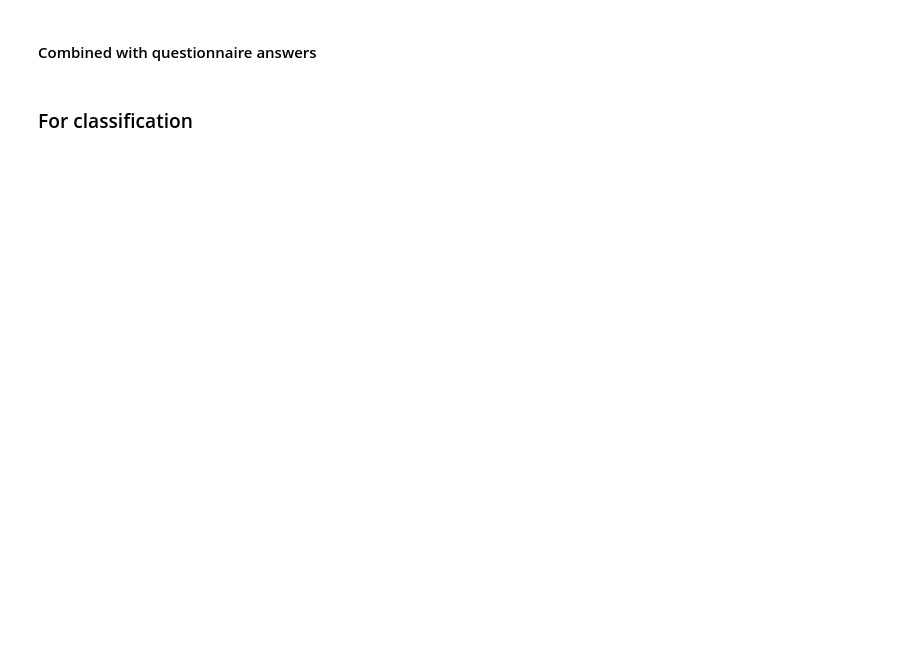
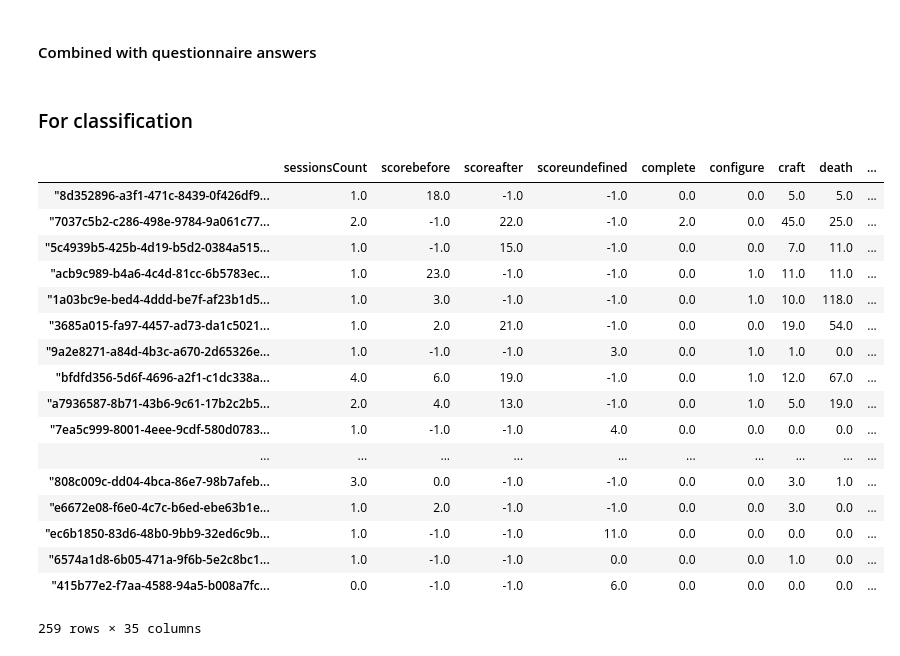
Before and after one commit to CyberCRI/dataanalysis-herocoli-redmetrics, a Jupyter notebook: v1.52/Data mining/dataFormating.ipynb, the cells around one changed output. Cells and saved outputs as stored; diff of their text form; code cells hidden in the pictures; blank space fills up the shorter version.

```diff
--- a/v1.52/Data mining/dataFormating.ipynb
+++ b/v1.52/Data mining/dataFormating.ipynb
@@ -250,0 +252,33 @@ allDataClassif['anonymousID'] = allData['anonymousID'].apply(lambda x: x.strip('
+# %%
+allDataClassif = allData
+allDataClassif['anonymousID'] = allData.index
+allDataClassif['anonymousID'] = allDataClassif['anonymousID'].apply(lambda x: x.strip('"'))
+
+# If checkpoint not reached, set time to 3600 (1h)
+def floorCheckpoints(value):
+    if value > 3600:
+        return 3600
+    return value
+for col in allDataClassif.columns.values.tolist():
+    if "tutorial1.Checkpoint" in col:
+        allDataClassif[col] = allDataClassif[col].apply(floorCheckpoints)
+allDataClassif
+# %% [output]
+|  | sessionsCount | scorebefore | scoreafter | scoreundefined | complete | configure | craft | death | ... |
+| "8d352896-a3f1-471c-8439-0f426df9... | 1.0 | 18.0 | -1.0 | -1.0 | 0.0 | 0.0 | 5.0 | 5.0 | ... |
+| "7037c5b2-c286-498e-9784-9a061c77... | 2.0 | -1.0 | 22.0 | -1.0 | 2.0 | 0.0 | 45.0 | 25.0 | ... |
+| "5c4939b5-425b-4d19-b5d2-0384a515... | 1.0 | -1.0 | 15.0 | -1.0 | 0.0 | 0.0 | 7.0 | 11.0 | ... |
+| "acb9c989-b4a6-4c4d-81cc-6b5783ec... | 1.0 | 23.0 | -1.0 | -1.0 | 0.0 | 1.0 | 11.0 | 11.0 | ... |
+| "1a03bc9e-bed4-4ddd-be7f-af23b1d5... | 1.0 | 3.0 | -1.0 | -1.0 | 0.0 | 1.0 | 10.0 | 118.0 | ... |
+| "3685a015-fa97-4457-ad73-da1c5021... | 1.0 | 2.0 | 21.0 | -1.0 | 0.0 | 0.0 | 19.0 | 54.0 | ... |
+| "9a2e8271-a84d-4b3c-a670-2d65326e... | 1.0 | -1.0 | -1.0 | 3.0 | 0.0 | 1.0 | 1.0 | 0.0 | ... |
+| "bfdfd356-5d6f-4696-a2f1-c1dc338a... | 4.0 | 6.0 | 19.0 | -1.0 | 0.0 | 1.0 | 12.0 | 67.0 | ... |
+| "a7936587-8b71-43b6-9c61-17b2c2b5... | 2.0 | 4.0 | 13.0 | -1.0 | 0.0 | 1.0 | 5.0 | 19.0 | ... |
+| "7ea5c999-8001-4eee-9cdf-580d0783... | 1.0 | -1.0 | -1.0 | 4.0 | 0.0 | 0.0 | 0.0 | 0.0 | ... |
+| ... | ... | ... | ... | ... | ... | ... | ... | ... | ... |
+| "808c009c-dd04-4bca-86e7-98b7afeb... | 3.0 | 0.0 | -1.0 | -1.0 | 0.0 | 0.0 | 3.0 | 1.0 | ... |
+| "e6672e08-f6e0-4c7c-b6ed-ebe63b1e... | 1.0 | 2.0 | -1.0 | -1.0 | 0.0 | 0.0 | 3.0 | 0.0 | ... |
+| "ec6b1850-83d6-48b0-9bb9-32ed6c9b... | 1.0 | -1.0 | -1.0 | 11.0 | 0.0 | 0.0 | 0.0 | 0.0 | ... |
+| "6574a1d8-6b05-471a-9f6b-5e2c8bc1... | 1.0 | -1.0 | -1.0 | 0.0 | 0.0 | 0.0 | 1.0 | 0.0 | ... |
+| "415b77e2-f7aa-4588-94a5-b008a7fc... | 0.0 | -1.0 | -1.0 | 6.0 | 0.0 | 0.0 | 0.0 | 0.0 | ... |
+259 rows × 35 columns
```
Also changed, not shown: parts of 3 cells of this notebook.
